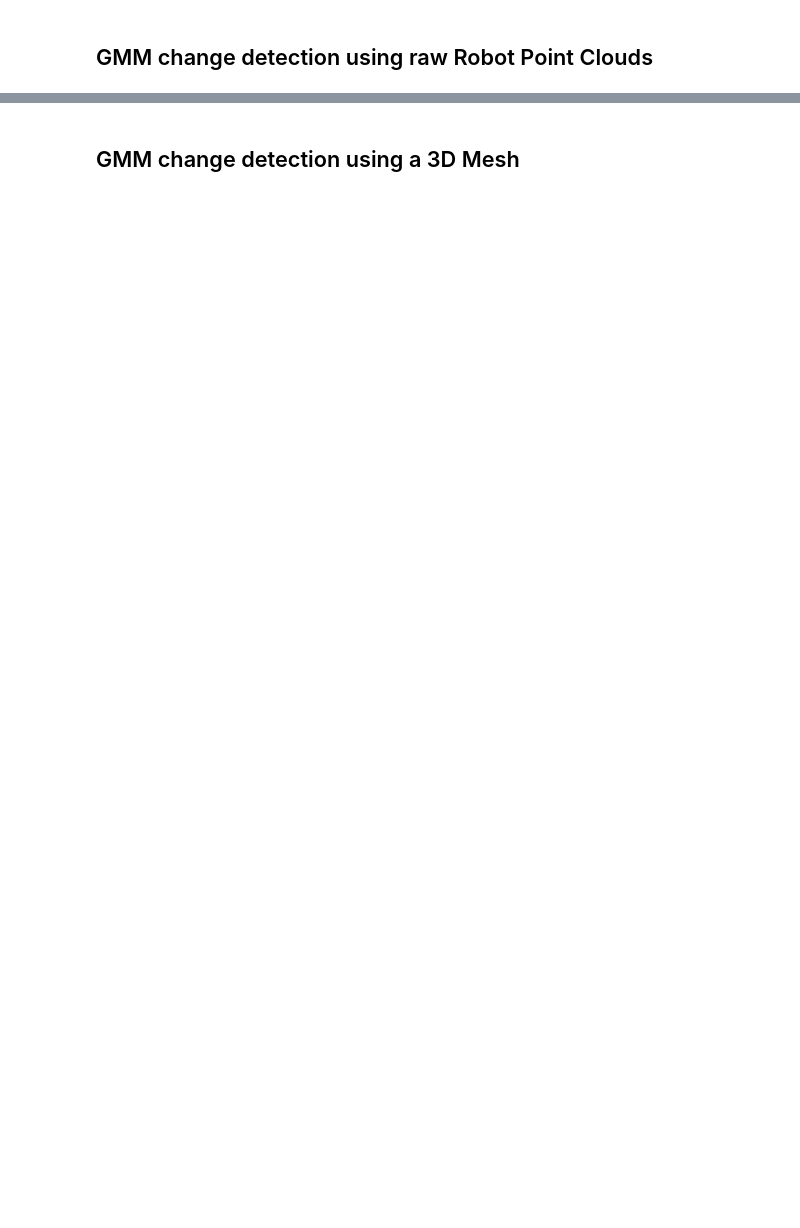
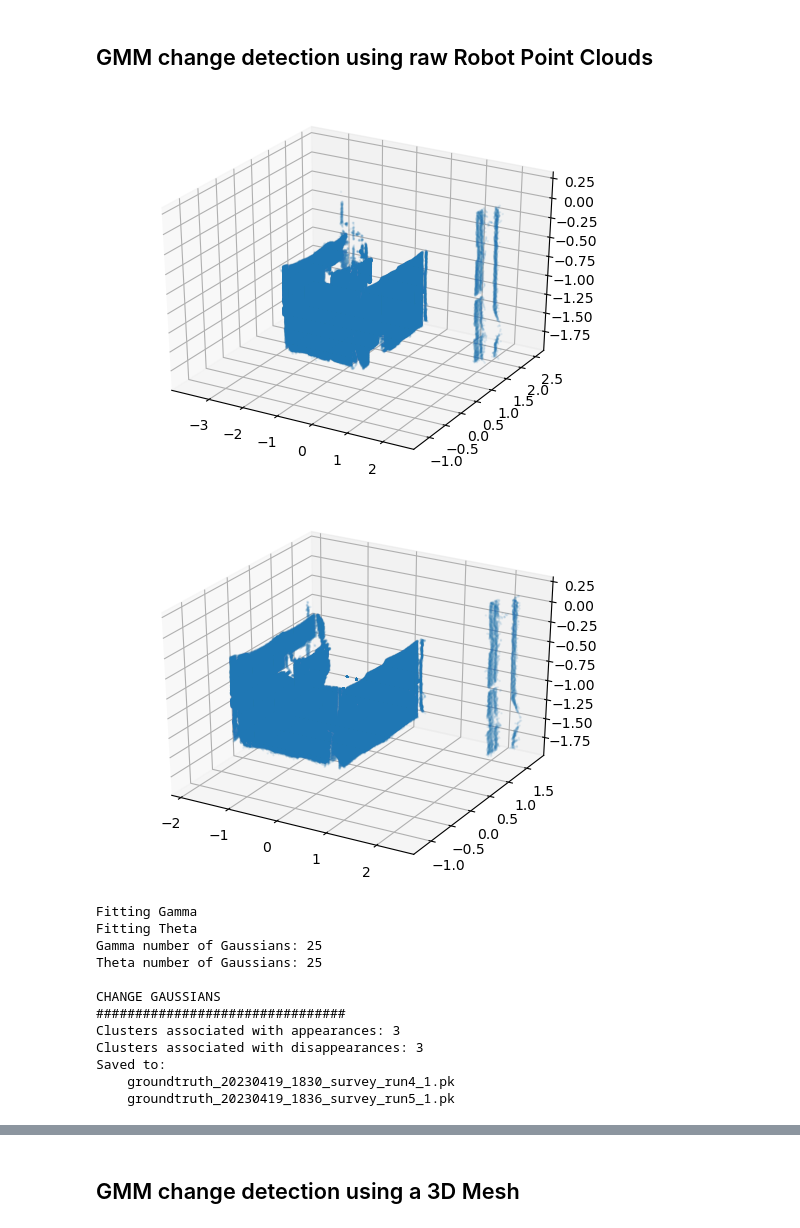
Before and after one commit to nasa/isaac, a Jupyter notebook: analyst/workspace/gmm-change-detection.ipynb, the cells around one changed output, grey strips where cells are left out. Saved outputs shown, nothing was run; the diff lists cells and outputs as text; code cells hidden in the pictures; blank space fills up the shorter version.

```diff
--- a/analyst/workspace/gmm-change-detection.ipynb
+++ b/analyst/workspace/gmm-change-detection.ipynb
@@ -75,2 +56,28 @@ Clusters associated with disappearances: 0
 # %% [markdown]
 ## GMM change detection using raw Robot Point Clouds
+# %%
+from gmm.gmm_change_detection import *
+
+input1 = "data/groundtruth_20230419_1830_survey_run4.bag"
+input2 = "data/groundtruth_20230419_1836_survey_run5.bag"
+output_directory = "gmm_saved_models"
+test = False
+visualize = True
+verbose = False
+
+gmm_change_detection(input1, input2, output_directory, test, visualize, verbose)
+# %% [output]
+[figure, added]
+[figure, added]
+Fitting Gamma
+Fitting Theta
+Gamma number of Gaussians: 25
+Theta number of Gaussians: 25
+
+CHANGE GAUSSIANS
+################################
+Clusters associated with appearances: 3
+Clusters associated with disappearances: 3
+Saved to:
+    groundtruth_20230419_1830_survey_run4_1.pk
+    groundtruth_20230419_1836_survey_run5_1.pk
```
Also changed, not shown: parts of 7 cells of this notebook, 6 other files.
